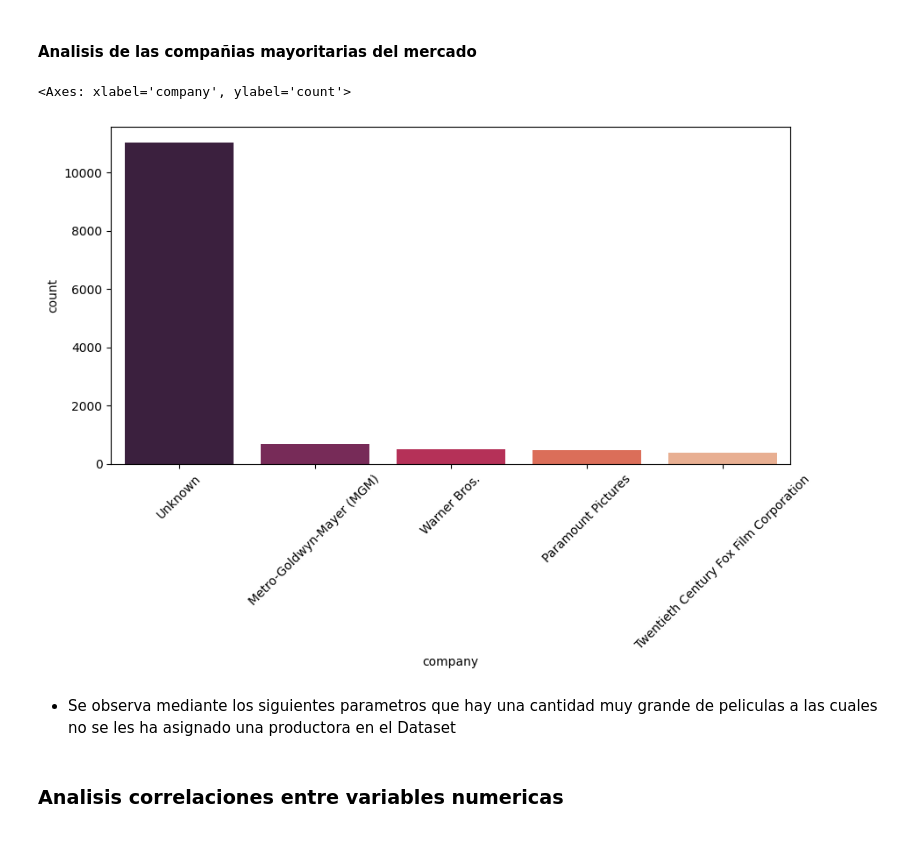
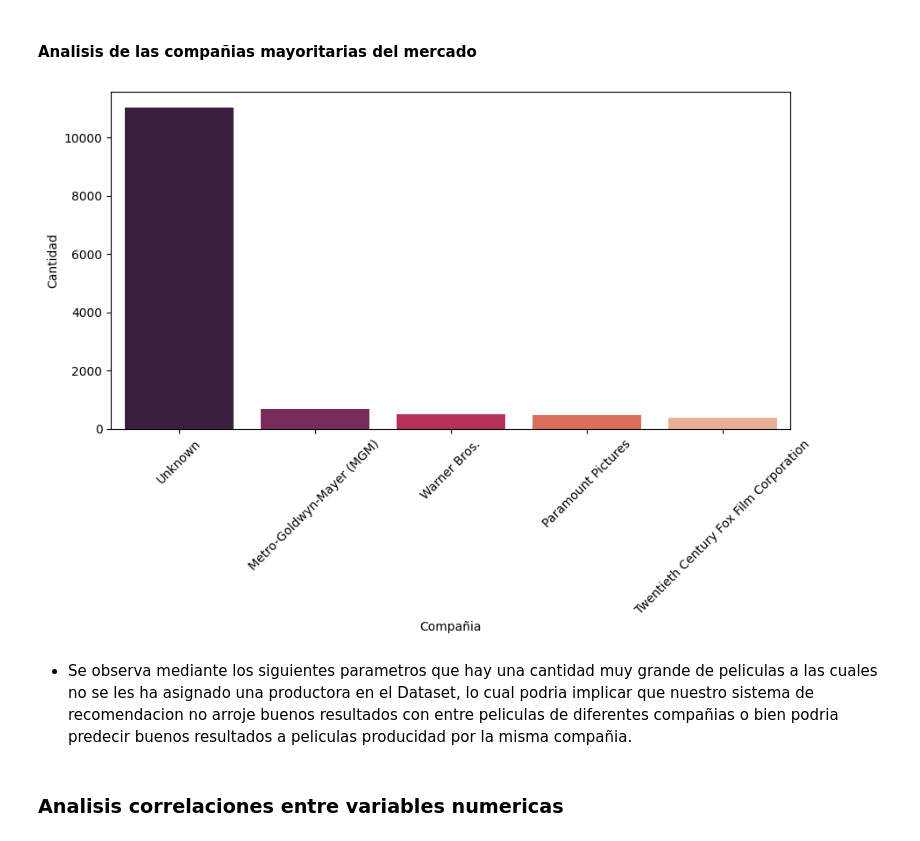
Before and after one commit to MartinFerrari5/Proyecto-Machine-Learning, a Jupyter notebook: notebooks/eda.ipynb, the cells around one changed output. Saved outputs shown, nothing was run; the diff lists cells and outputs as text; code cells hidden in the pictures.

```diff
--- a/notebooks/eda.ipynb
+++ b/notebooks/eda.ipynb
@@ -207,14 +195,16 @@ plt.xlim([1920,2020])
 # %%
 company = movies_eda["company"].value_counts(ascending=False)[0:5]
 fig,axes=plt.subplots(figsize=(10,5))
 plt.xticks(rotation=45)
 # sns.histplot(movies_eda["company"])
 sns.barplot(company,palette="rocket")
+plt.ylabel("Cantidad")
+plt.xlabel("Compañia")
+plt.show()
 # %% [output]
-<Axes: xlabel='company', ylabel='count'>
-[figure, old version]
+[figure, new version]
 # %% [markdown]
-* Se observa mediante los siguientes parametros que hay una cantidad muy grande de peliculas a las cuales no se les ha asignado una productora en el Dataset
+* Se observa mediante los siguientes parametros que hay una cantidad muy grande de peliculas a las cuales no se les ha asignado una productora en el Dataset, lo cual podria implicar que nuestro sistema de recomendacion no arroje buenos resultados con entre peliculas de diferentes compañias o bien podria predecir buenos resultados a peliculas producidad por la misma compañia.
 # %% [markdown]
 ### Analisis correlaciones entre variables numericas
 # %%
```
Also changed, not shown: parts of 22 cells of this notebook, 2 other files.
